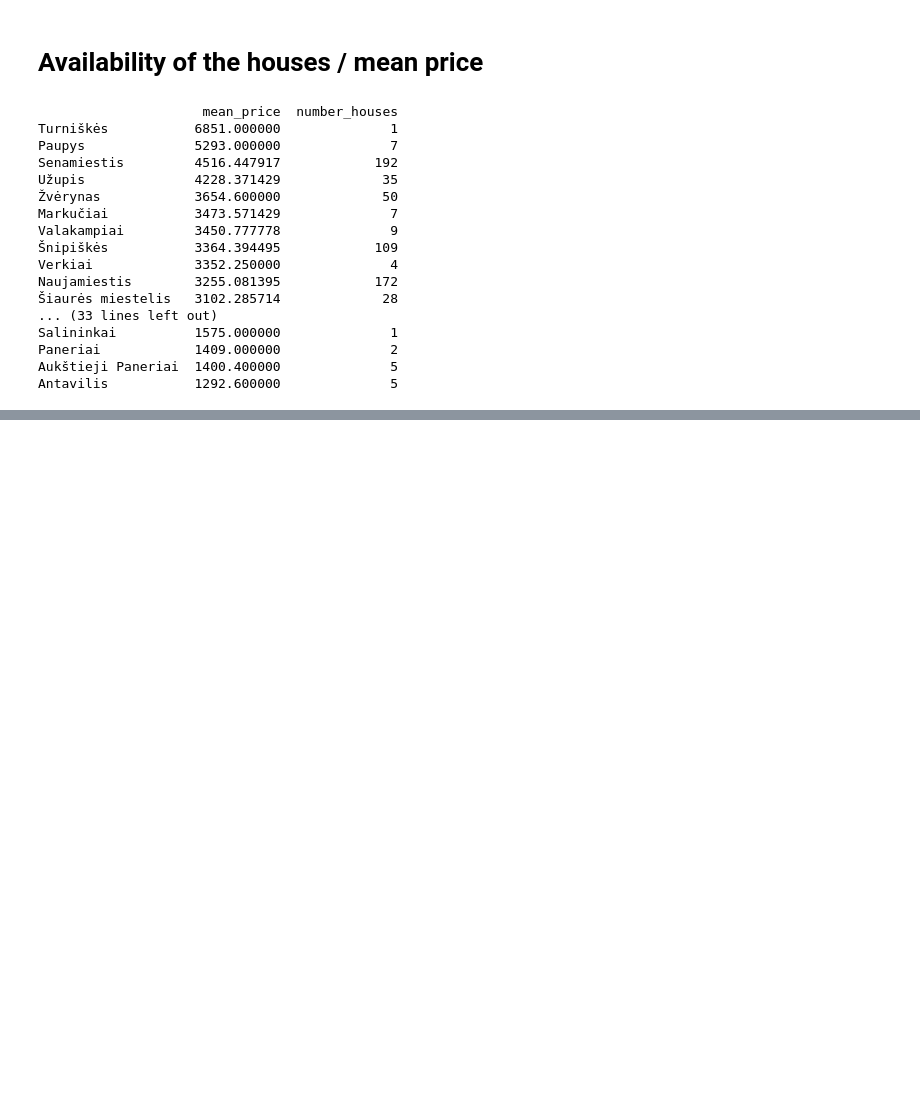
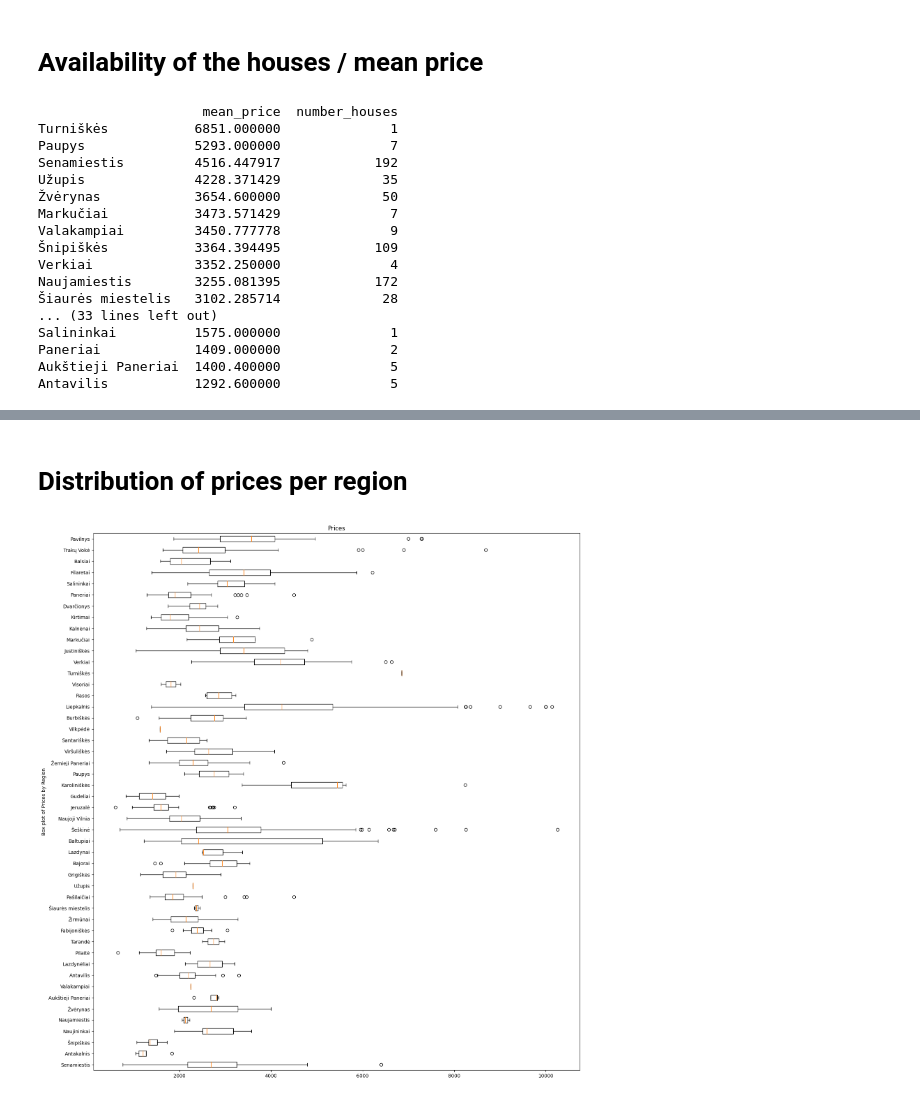
Before and after one commit to StMaCre/DS_Real_estate, a Jupyter notebook: Aruodas.ipynb, the cells around one changed output, grey strips where cells are left out. Saved outputs shown, nothing was run; the diff lists cells and outputs as text; code cells hidden in the pictures; blank space fills up the shorter version.

```diff
--- a/Aruodas.ipynb
+++ b/Aruodas.ipynb
@@ -134,0 +196,20 @@ availability.plot.scatter("mean_price", "number_houses", figsize=(18,5))
+# %% [markdown]
+# Distribution of prices per region
+# %%
+# Group the data by region_good and create a list of lists containing the prices for each region
+prices_by_region = [list(region_df['good_price']) for _, region_df in df.groupby('region_good')]
+
+# Get the list of unique region names
+region_labels = df['region_good'].unique()
+
+# Create a box plot of the prices by region
+fig, ax = plt.subplots(figsize=(18, 20))
+ax.boxplot(prices_by_region, labels=region_labels, vert=False)
+
+# Set axis labels and title
+ax.set_ylabel('Box plot of Prices by Region')
+ax.set_title('Prices')
+
+plt.show()
+# %% [output]
+[figure, added]
```
Also changed, not shown: parts of 15 cells of this notebook.
